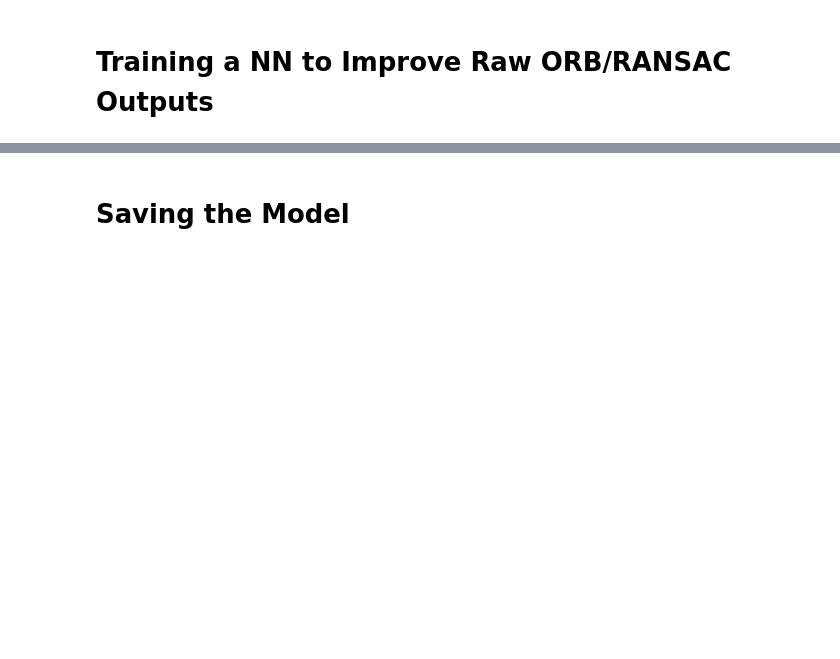
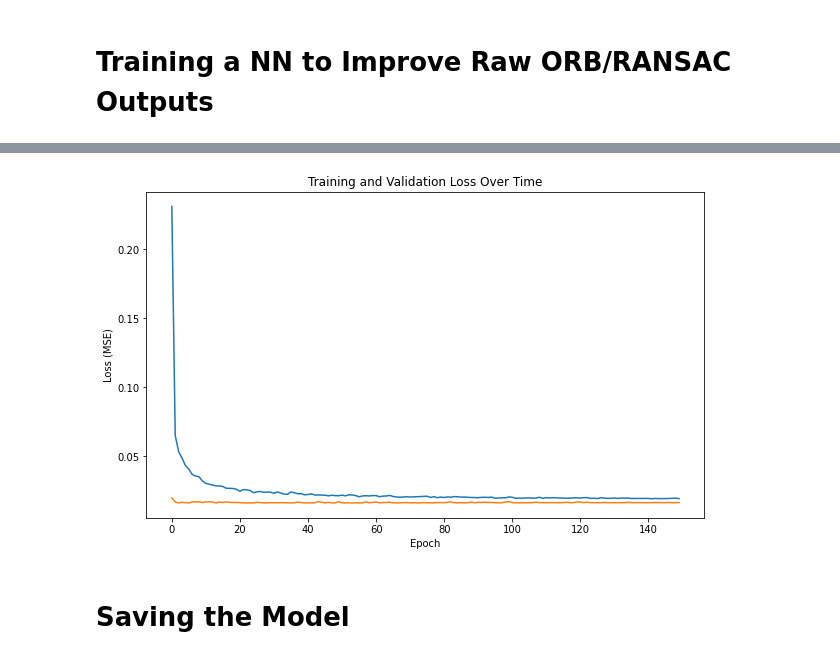
Before and after one commit to yeojunjie/spacecraft-pose-estimation, a Jupyter notebook: example_src/nn.ipynb, the cells around one changed output, grey strips where cells are left out. Drawn from its saved outputs; the diff is of its cells as text; code cells hidden in the pictures; blank space fills up the shorter version.

```diff
--- a/example_src/nn.ipynb
+++ b/example_src/nn.ipynb
@@ -19,13 +19,13 @@ Y = pd.read_csv('nn_Y.csv').drop(columns=['chain_id', 'i']).to_numpy()
 X[:, 0] = (X[:, 0] - 20) / (600 - 20)
 
 # Normalise the x, y, z columns from [-1000, 1000] to [-1, 1].
-X[:, 1:4] = (X[:, 1:4] - (-1000)) / (1000 - (-1000))
-Y[:, 0:3] = (Y[:, 0:3] - (-1000)) / (1000 - (-1000))
+X[:, 1:4] = (X[:, 1:4] / 1000)
+Y[:, 0:3] = (Y[:, 0:3] / 1000)
 
 # FEATURE ENGINEERING
 # For each of the columns x, y, z, qw, qx, qy, qz, add a column x^2, y^2, z^2, etc.
 # This is to help it learn formulae that depend on the square of these values.
-X = np.hstack([X, X[:, 3:]**2])
+X = np.hstack([X, X[:, 1:]**2])
 
 # Split data into training and testing sets
 X_train, X_test, Y_train, Y_test = train_test_split(X, Y, test_size=0.2)
@@ -38,11 +38,11 @@ Y_test = tf.convert_to_tensor(Y_test, dtype=tf.float32)
 
 # Create neural network
 model = tf.keras.models.Sequential([
-    tf.keras.layers.Dense(128, activation='relu', input_shape=(X.shape[1],)),
+    tf.keras.layers.Dense(128, activation='sigmoid', input_shape=(X.shape[1],)),
     tf.keras.layers.Dropout(0.1),
-    tf.keras.layers.Dense(64, activation='relu'),
+    tf.keras.layers.Dense(64, activation='sigmoid'),
     tf.keras.layers.Dropout(0.1),
-    tf.keras.layers.Dense(32, activation='relu'),
+    tf.keras.layers.Dense(32, activation='sigmoid'),
     tf.keras.layers.Dropout(0.1),
     tf.keras.layers.Dense(Y.shape[1])
 ])
@@ -50,7 +50,7 @@ model = tf.keras.models.Sequential([
 model.compile(optimizer='adam', loss='mean_squared_error')
 
 # Train neural network
-model.fit(X_train, Y_train, epochs=200, batch_size=25, validation_data=(X_test, Y_test), verbose=2)
+history = model.fit(X_train, Y_train, epochs=150, batch_size=25, validation_data=(X_test, Y_test), verbose=2)
 
 # Evaluate neural network
 Y_pred = model.predict(X_test)
@@ -86,3 +81,15 @@ Mean squared error: 0.020998898893594742
+# %%
+# Plot the graph of loss over time.
+import matplotlib.pyplot as plt
+plt.plot(history.history['loss'], label='loss')
+plt.plot(history.history['val_loss'], label='val_loss')
+plt.xlabel('Epoch')
+plt.ylabel('Loss (MSE)')
+plt.title('Training and Validation Loss Over Time')
+# Make the graph bigger.
+plt.gcf().set_size_inches(10, 6)
+# %% [output]
+[figure, added]
 # %% [markdown]
 # Saving the Model
 # %%
```
Also changed, not shown: parts of 5 cells of this notebook, 3 other files.
